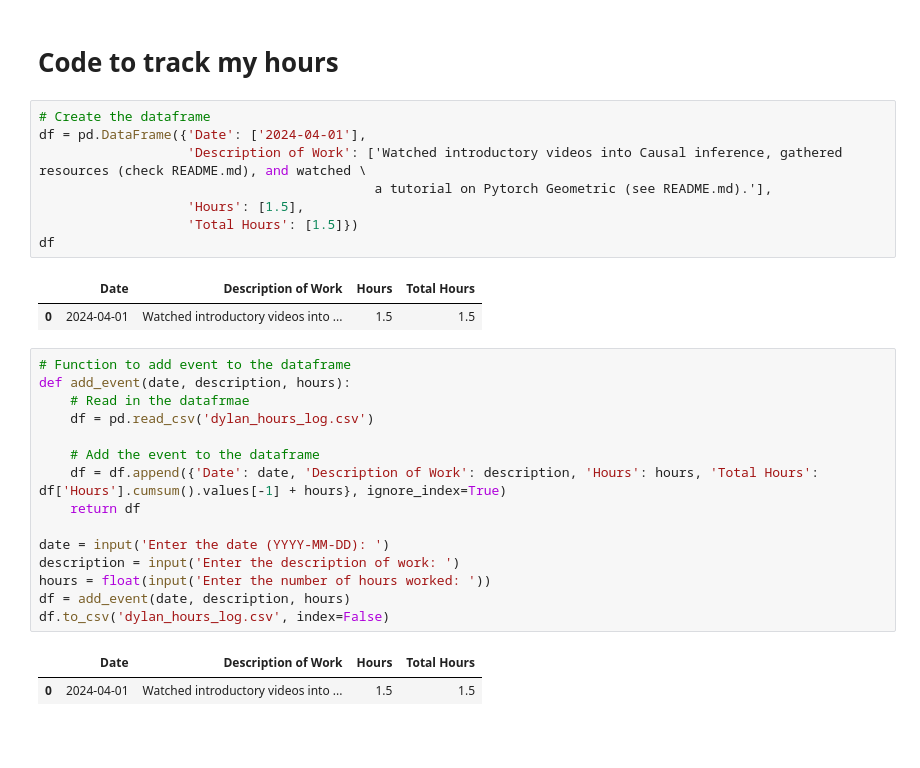
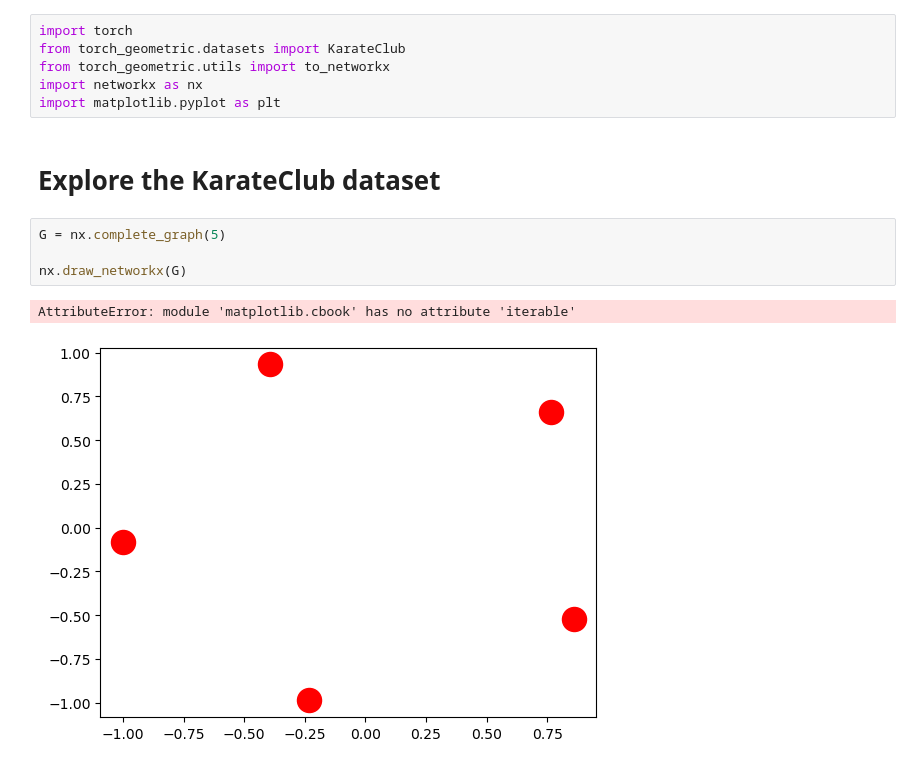
Before and after one commit to dylanskinner65/CausalInference, a Jupyter notebook: dylan.ipynb, the cells around one changed output. Cells and saved outputs as stored; diff of their text form; blank space fills up the shorter version.

Commit message:
Created dylan.ipynb to do work in.

```diff
--- a/dylan.ipynb
+++ b/dylan.ipynb
@@ -3,31 +1,15 @@ import pandas as pd
-# %% [markdown]
-<h1>Code to track my hours</h1>
-# %%
-# Create the dataframe
-df = pd.DataFrame({'Date': ['2024-04-01'],
-                   'Description of Work': ['Watched introductory videos into Causal inference, gathered resources (check README.md), and watched \
-                                           a tutorial on Pytorch Geometric (see README.md).'],
-                   'Hours': [1.5],
-                   'Total Hours': [1.5]})
-df
-# %% [output]
-|  | Date | Description of Work | Hours | Total Hours |
-| 0 | 2024-04-01 | Watched introductory videos into ... | 1.5 | 1.5 |
-# %%
-# Function to add event to the dataframe
-def add_event(date, description, hours):
-    # Read in the datafrmae
-    df = pd.read_csv('dylan_hours_log.csv')
-
-    # Add the event to the dataframe
-    df = df.append({'Date': date, 'Description of Work': description, 'Hours': hours, 'Total Hours': df['Hours'].cumsum().values[-1] + hours}, ignore_index=True)
-    return df
-
-date = input('Enter the date (YYYY-MM-DD): ')
-description = input('Enter the description of work: ')
-hours = float(input('Enter the number of hours worked: '))
-df = add_event(date, description, hours)
-df.to_csv('dylan_hours_log.csv', index=False)
-# %% [output]
-|  | Date | Description of Work | Hours | Total Hours |
-| 0 | 2024-04-01 | Watched introductory videos into ... | 1.5 | 1.5 |
+# %%
+import torch
+from torch_geometric.datasets import KarateClub
+from torch_geometric.utils import to_networkx
+import networkx as nx
+import matplotlib.pyplot as plt
+# %% [markdown]
+<h1>Explore the KarateClub dataset</h1>
+# %%
+G = nx.complete_graph(5)
+
+nx.draw_networkx(G)
+# %% [output]
+AttributeError: module 'matplotlib.cbook' has no attribute 'iterable'
+[figure, added]
```
Also changed, not shown: parts of 2 cells of this notebook.
